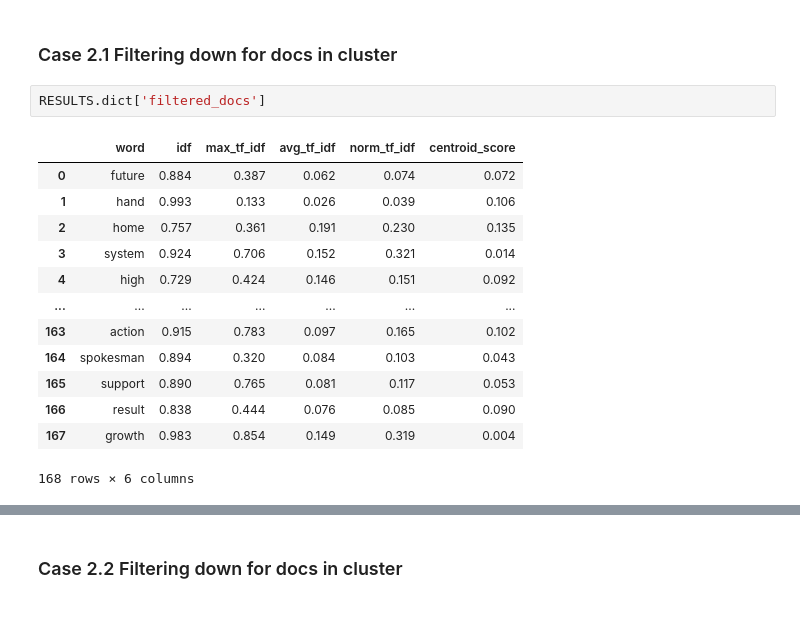
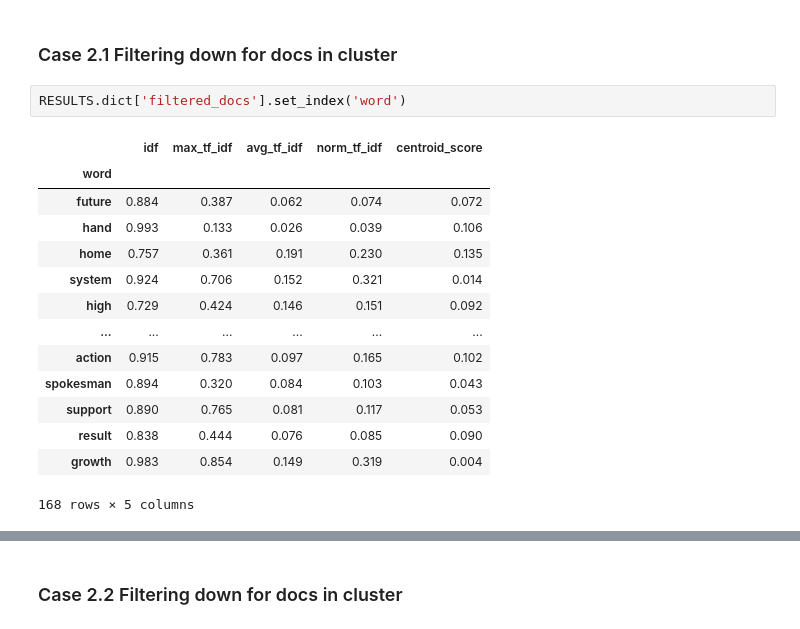
Before and after one commit to shanepeckham/NLP-1, a Jupyter notebook: Complementary_Courses/Document_Clustering/Flat_Clustering_Overview.ipynb, the cells around one changed output, grey strips where cells are left out. Cells and saved outputs as stored; diff of their text form.

Commit message:
left pivotting tables in the correct way

```diff
--- a/Complementary_Courses/Document_Clustering/Flat_Clustering_Overview.ipynb
+++ b/Complementary_Courses/Document_Clustering/Flat_Clustering_Overview.ipynb
@@ -545,18 +547,19 @@ def plot_scores_by_methods(
 # %% [markdown]
 ### Case 2.1 Filtering down for docs in cluster
 # %%
-RESULTS.dict['filtered_docs']
+RESULTS.dict['filtered_docs'].set_index('word')
 # %% [output]
-|  | word | idf | max_tf_idf | avg_tf_idf | norm_tf_idf | centroid_score |
-| 0 | future | 0.884 | 0.387 | 0.062 | 0.074 | 0.072 |
-| 1 | hand | 0.993 | 0.133 | 0.026 | 0.039 | 0.106 |
-| 2 | home | 0.757 | 0.361 | 0.191 | 0.230 | 0.135 |
-| 3 | system | 0.924 | 0.706 | 0.152 | 0.321 | 0.014 |
-| 4 | high | 0.729 | 0.424 | 0.146 | 0.151 | 0.092 |
-| ... | ... | ... | ... | ... | ... | ... |
-| 163 | action | 0.915 | 0.783 | 0.097 | 0.165 | 0.102 |
-| 164 | spokesman | 0.894 | 0.320 | 0.084 | 0.103 | 0.043 |
-| 165 | support | 0.890 | 0.765 | 0.081 | 0.117 | 0.053 |
-| 166 | result | 0.838 | 0.444 | 0.076 | 0.085 | 0.090 |
-| 167 | growth | 0.983 | 0.854 | 0.149 | 0.319 | 0.004 |
+|  | idf | max_tf_idf | avg_tf_idf | norm_tf_idf | centroid_score |
+| word |  |  |  |  |  |
+| future | 0.884 | 0.387 | 0.062 | 0.074 | 0.072 |
+| hand | 0.993 | 0.133 | 0.026 | 0.039 | 0.106 |
+| home | 0.757 | 0.361 | 0.191 | 0.230 | 0.135 |
+| system | 0.924 | 0.706 | 0.152 | 0.321 | 0.014 |
+| high | 0.729 | 0.424 | 0.146 | 0.151 | 0.092 |
+| ... | ... | ... | ... | ... | ... |
+| action | 0.915 | 0.783 | 0.097 | 0.165 | 0.102 |
+| spokesman | 0.894 | 0.320 | 0.084 | 0.103 | 0.043 |
+| support | 0.890 | 0.765 | 0.081 | 0.117 | 0.053 |
+| result | 0.838 | 0.444 | 0.076 | 0.085 | 0.090 |
+| growth | 0.983 | 0.854 | 0.149 | 0.319 | 0.004 |
-168 rows × 6 columns
+168 rows × 5 columns
```
Also changed, not shown: parts of 9 cells of this notebook.
